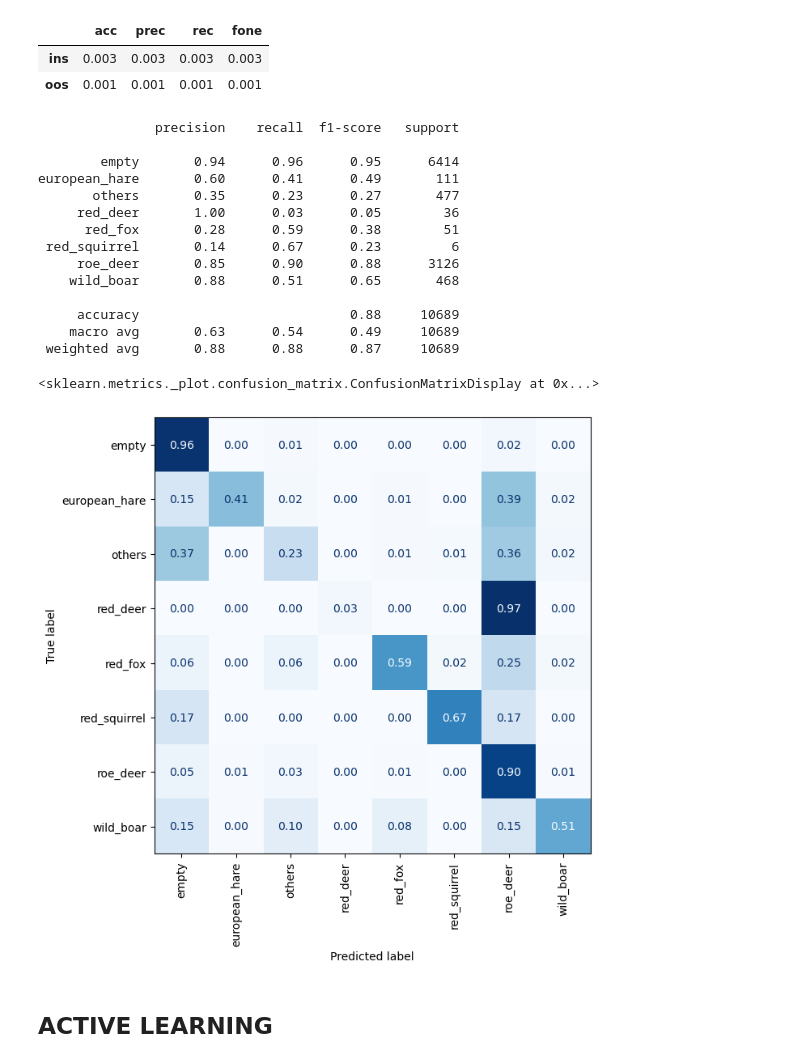
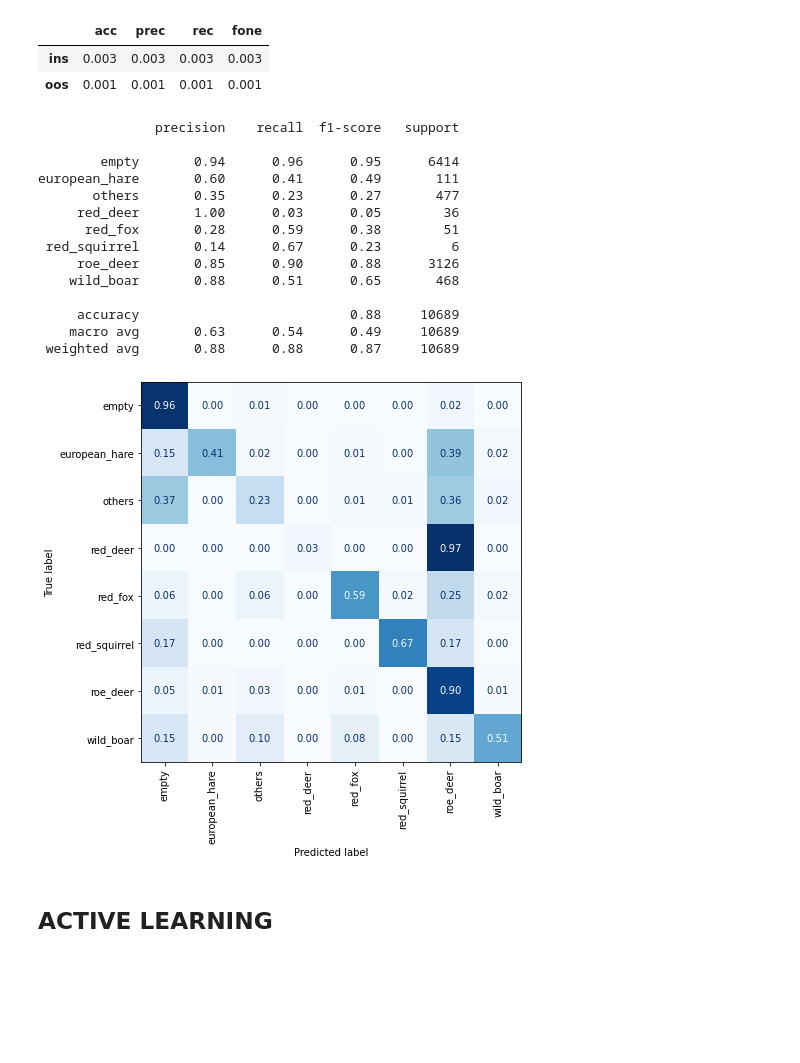
Before and after one commit to slds-lmu/wildlife-experiments, a Jupyter notebook: analysis_experiments.ipynb, the cells around one changed output. Cells and saved outputs as stored; diff of their text form; code cells hidden in the pictures; blank space fills up the shorter version.

```diff
--- a/analysis_experiments.ipynb
+++ b/analysis_experiments.ipynb
@@ -383,7 +368,6 @@ print(  # Figure 5
     )
 
 )
-ConfusionMatrixDisplay.from_predictions(y_true=np.array(y_trues), y_pred=np.array(y_preds), **CONFMAT_ARGS)
 # %% [output]
                precision    recall  f1-score   support
 
@@ -399,8 +383,13 @@ european_hare       0.60      0.41      0.49       111
      accuracy                           0.88     10689
     macro avg       0.63      0.54      0.49     10689
  weighted avg       0.88      0.88      0.87     10689
-<sklearn.metrics._plot.confusion_matrix.ConfusionMatrixDisplay at 0x...>
-[figure, removed]
+# %%
+ConfusionMatrixDisplay.from_predictions(y_true=np.array(y_trues), y_pred=np.array(y_preds), **CONFMAT_ARGS)
+plt.rcParams['figure.figsize'] = (7, 7)
+plt.savefig('figures/cm_oosample.eps')
+plt.savefig('figures/cm_oosample.png')
+# %% [output]
+[figure, added]
 # %% [markdown]
 ## ACTIVE LEARNING
 # %%
```
Also changed, not shown: parts of 8 cells of this notebook, 8 other files.
